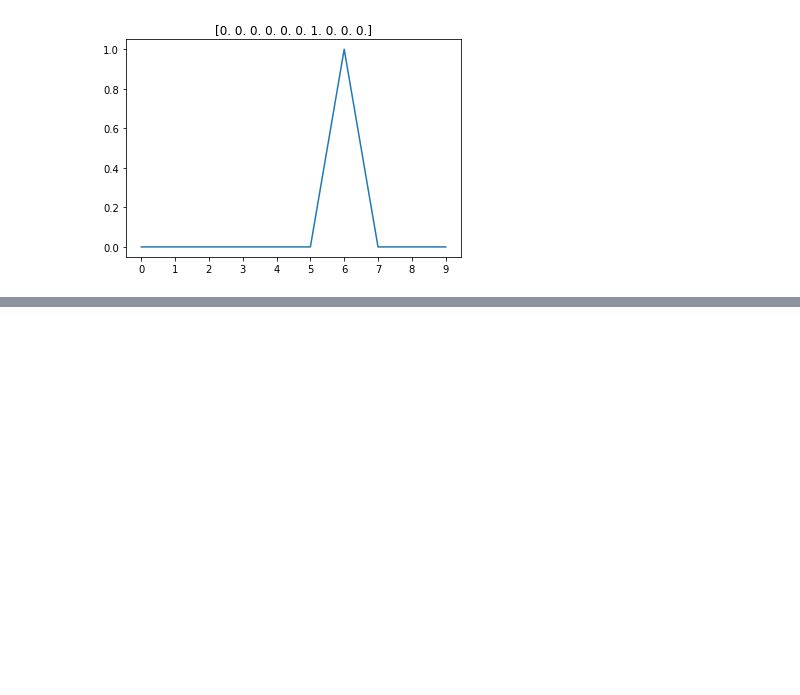
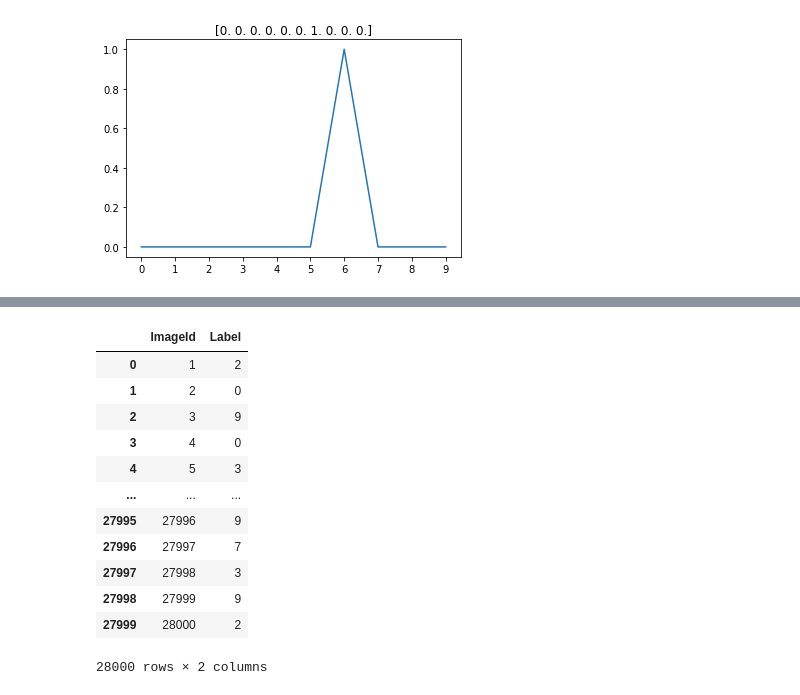
Before and after one commit to Sivaluxan1997/Digit_Recognizer, a Jupyter notebook: src/digit_recognizer.ipynb, the cells around one changed output, grey strips where cells are left out. Saved outputs shown, nothing was run; the diff lists cells and outputs as text; code cells hidden in the pictures; blank space fills up the shorter version.

```diff
--- a/src/digit_recognizer.ipynb
+++ b/src/digit_recognizer.ipynb
@@ -133,0 +142,9 @@ Text(0.5, 1.0, '[0. 0. 0. 0. 0. 0. 1. 0. 0. 0.]')
+# %%
+#cross validation
+from sklearn.model_selection import train_test_split
+X=X_train
+y=y_train
+
+X_train,X_val,y_train,y_val=train_test_split(X_train,y_train,test_size=0.2,random_state=42)
+batches=img_gen.flow(X_train,y_train,batch_size=64)
+val_batches=img_gen.flow(X_val,y_val,batch_size=64)
@@ -133,0 +158,28 @@ Text(0.5, 1.0, '[0. 0. 0. 0. 0. 0. 1. 0. 0. 0.]')
+# %%
+#add batch normalization
+from keras.layers.normalization import BatchNormalization
+
+def batch_normalization_model():
+    model = Sequential([
+        Lambda(standardization, input_shape=(28,28,1)),
+        Convolution2D(32,(3,3), activation='relu'),
+        BatchNormalization(axis=1),
+        Convolution2D(32,(3,3), activation='relu'),
+        MaxPooling2D(),
+        BatchNormalization(axis=1),
+        Convolution2D(64,(3,3), activation='relu'),
+        BatchNormalization(axis=1),
+        Convolution2D(64,(3,3), activation='relu'),
+        MaxPooling2D(),
+        Flatten(),
+        BatchNormalization(),
+        Dense(512, activation='relu'),
+        BatchNormalization(),
+        Dense(10, activation='softmax')
+        ])
+    model.compile(optimizer=Adam(lr=0.01),loss='categorical_crossentropy',metrics=['accuracy'])
+    return model
+# %%
+BatchNormalization_Model=batch_normalization_model()
+history=BatchNormalization_Model.fit_generator(generator=batches, steps_per_epoch=1000, epochs=1,
+                    validation_data=val_batches, validation_steps=1000)
@@ -133,0 +189,21 @@ Text(0.5, 1.0, '[0. 0. 0. 0. 0. 0. 1. 0. 0. 0.]')
+# %%
+#predict for testset
+predict=BatchNormalization_Model.predict_classes(X_test,verbose=0)
+output=pd.DataFrame({'ImageId':list(range(1,len(predict)+1)),'Label':predict})
+output.to_csv('Digit_recognizer_CNN(keras).csv',index=False,header=True)
+# %%
+output
+# %% [output]
+|  | ImageId | Label |
+| 0 | 1 | 2 |
+| 1 | 2 | 0 |
+| 2 | 3 | 9 |
+| 3 | 4 | 0 |
+| 4 | 5 | 3 |
+| ... | ... | ... |
+| 27995 | 27996 | 9 |
+| 27996 | 27997 | 7 |
+| 27997 | 27998 | 3 |
+| 27998 | 27999 | 9 |
+| 27999 | 28000 | 2 |
+28000 rows × 2 columns
```
Also changed, not shown: parts of 8 cells of this notebook.
